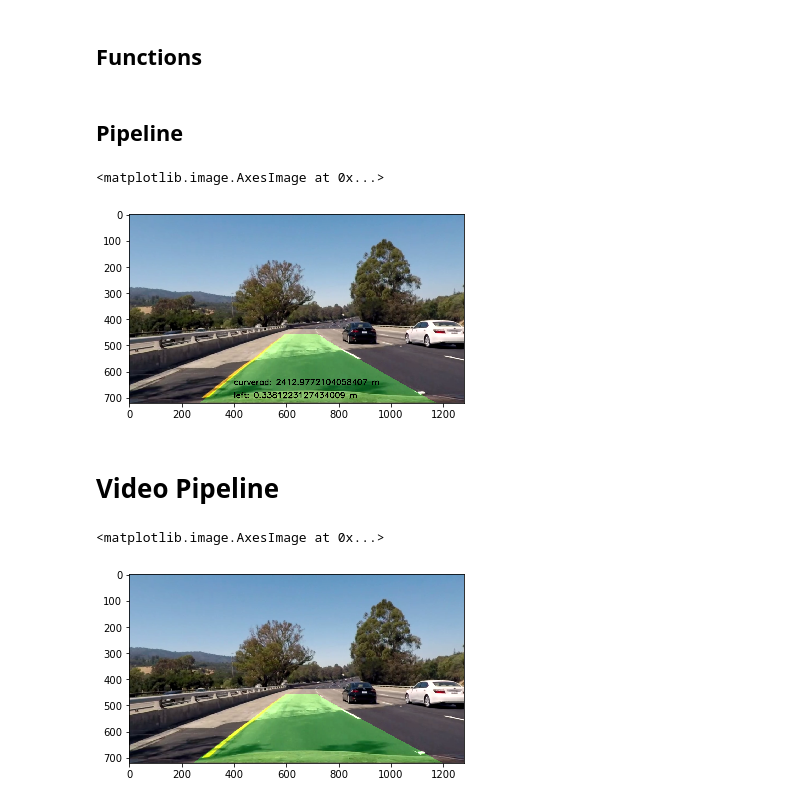
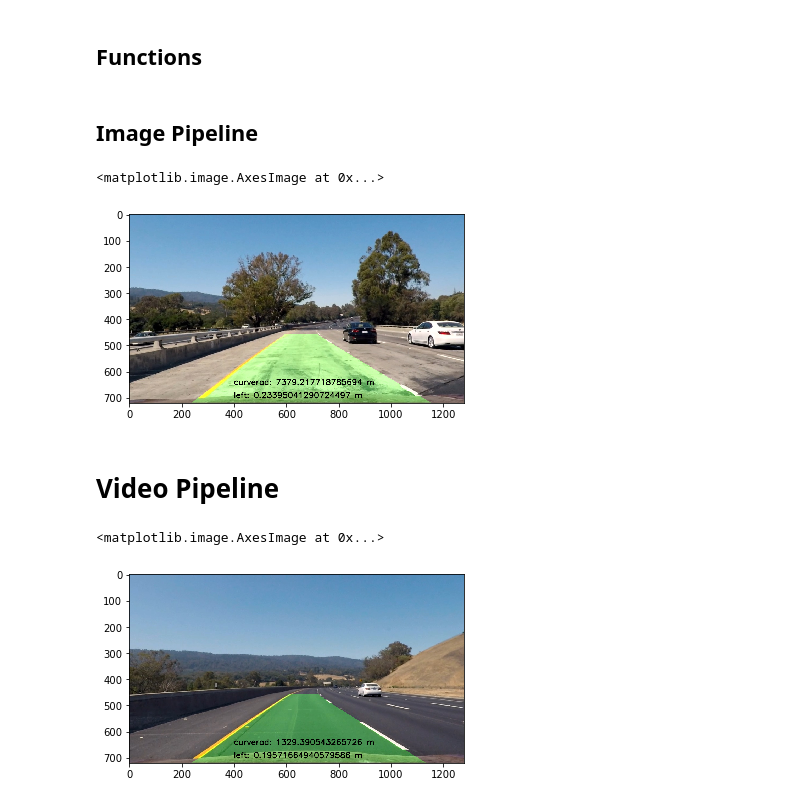
Before and after one commit to skymaze/CarND, a Jupyter notebook: CarND-Advanced-Lane-Lines/Lane_Finding_Pipeline.ipynb, the cells around one changed output. Cells and saved outputs as stored; diff of their text form; code cells hidden in the pictures.

```diff
--- a/CarND-Advanced-Lane-Lines/Lane_Finding_Pipeline.ipynb
+++ b/CarND-Advanced-Lane-Lines/Lane_Finding_Pipeline.ipynb
@@ -334,7 +334,7 @@ def measuring_curvature(ploty, left_fitx, right_fitx, midpoint= 640, ym_per_pix
     off_center = ((right_fitx[-1]+left_fitx[-1])/2 - midpoint)*xm_per_pix
     return left_curverad, right_curverad, off_center
 # %% [markdown]
-## Pipeline
+## Image Pipeline
 # %%
 def process_image(image, mtx, dist):
     undist = undist_img(image, mtx, dist)
@@ -345,9 +345,8 @@ def process_image(image, mtx, dist):
     left_curverad, right_curverad, off_center = measuring_curvature(ploty, left_fitx, right_fitx)
     return result, left_curverad, right_curverad, off_center
 # %%
-image = cv2.imread('test_images/video2.png')
+image = cv2.imread('test_images/test1.jpg')
 image = cv2.cvtColor(image, cv2.COLOR_BGR2RGB)
-image = cv2.resize(image,(1280,720))
 result, left_curverad, right_curverad, off_center= process_image(image, mtx, dist)
 curverad = (left_curverad + right_curverad)/2
 cur_str = 'curverad: {curverad} m'.format(curverad=curverad)
@@ -362,7 +361,7 @@ cv2.putText(result, oc_str, (400,700), cv2.FONT_HERSHEY_SIMPLEX, 1,(0,0,0),2,cv2
 plt.imshow(result)
 # %% [output]
 <matplotlib.image.AxesImage at 0x...>
-[figure, old version]
+[figure, new version]
 # %%
 images = glob.glob('test_images/test*.jpg')
 
@@ -417,10 +416,29 @@ class Line():
             self.bestx = np.average(self.recent_xfitted, axis=0)
         else:
             self.bestx = x
+
+class Curvature():
+    def __init__(self):
+        self.n_iteration = 24
+        self.recent_curverad = []
+        self.avg_curverad = None
+
+    def update(self, c):
+        if len(self.recent_curverad) < self.n_iteration:
+            self.recent_curverad.append(c)
+        else:
+            self.recent_curverad.append(c)
+            self.recent_curverad.pop(0)
+        if len(self.recent_curverad) > 1:
+            self.avg_curverad = np.average(self.recent_curverad, axis=0)
+        else:
+            self.avg_curverad = c
 # %%
 def process_video(image):
     global left
     global right
+    global curverad
+
     undist = undist_img(image, mtx, dist)
     combined = threshold_img(undist)
     interest = region_of_interest(combined)
@@ -433,25 +451,32 @@ def process_video(image):
     left.update(left_fix)
     right.update(right_fix)
     result = draw_lane(undist, warped, Minv, ploty, left.bestx, right.bestx)
-#     left_curverad, right_curverad, off_center = measuring_curvature(ploty, left_fitx, right_fitx)
-#     curverad = (left_curverad + right_curverad)/2
-#     cur_str = 'curverad: {curverad} m'.format(curverad=curverad)
-#     oc_str = 'off_center: {off_center} m'.format(off_center=off_center)
-#     cv2.putText(result, cur_str, (400,650), cv2.FONT_HERSHEY_SIMPLEX, 1,(0,0,0),2,cv2.LINE_AA)
-#     cv2.putText(result, oc_str, (400,700), cv2.FONT_HERSHEY_SIMPLEX, 1,(0,0,0),2,cv2.LINE_AA)
+
+    left_curverad, right_curverad, off_center = measuring_curvature(ploty, left_fitx, right_fitx)
+    radius_of_curvature = (left_curverad + right_curverad)/2
+    curverad.update(radius_of_curvature)
+    cur_str = 'curverad: {curverad} m'.format(curverad=curverad.avg_curverad)
+    if off_center > 0:
+        oc_str = 'left: {off_center} m'.format(off_center=off_center)
+    elif off_center < 0:
+        oc_str = 'right: {off_center} m'.format(off_center=-off_center)
+    else:
+        oc_str = 'center'
+    cv2.putText(result, cur_str, (400,650), cv2.FONT_HERSHEY_SIMPLEX, 1,(0,0,0),2,cv2.LINE_AA)
+    cv2.putText(result, oc_str, (400,700), cv2.FONT_HERSHEY_SIMPLEX, 1,(0,0,0),2,cv2.LINE_AA)
     return result
 # %%
-image = cv2.imread('test_images/video2.png')
-image = cv2.resize(image,(1280,720))
+image = cv2.imread('test_images/test3.jpg')
 image = cv2.cvtColor(image, cv2.COLOR_BGR2RGB)
 left = Line()
 right = Line()
+curverad = Curvature()
 binary = process_video(image)
 plt.imshow(binary)
 # print(binary)
 # %% [output]
 <matplotlib.image.AxesImage at 0x...>
-[figure, old version]
+[figure, new version]
 # %%
 import pickle
 from moviepy.editor import VideoFileClip
```
Also changed, not shown: parts of 1 cell of this notebook, 15 other files.
